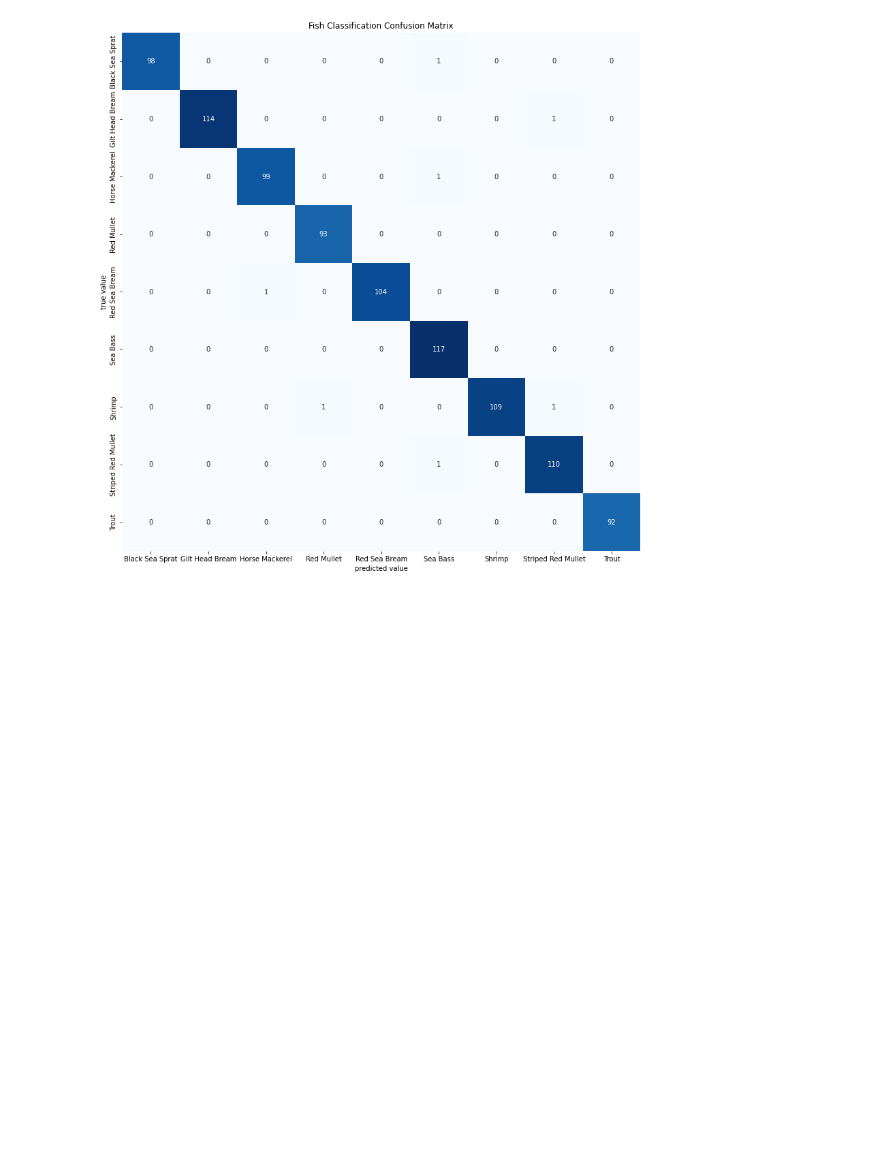
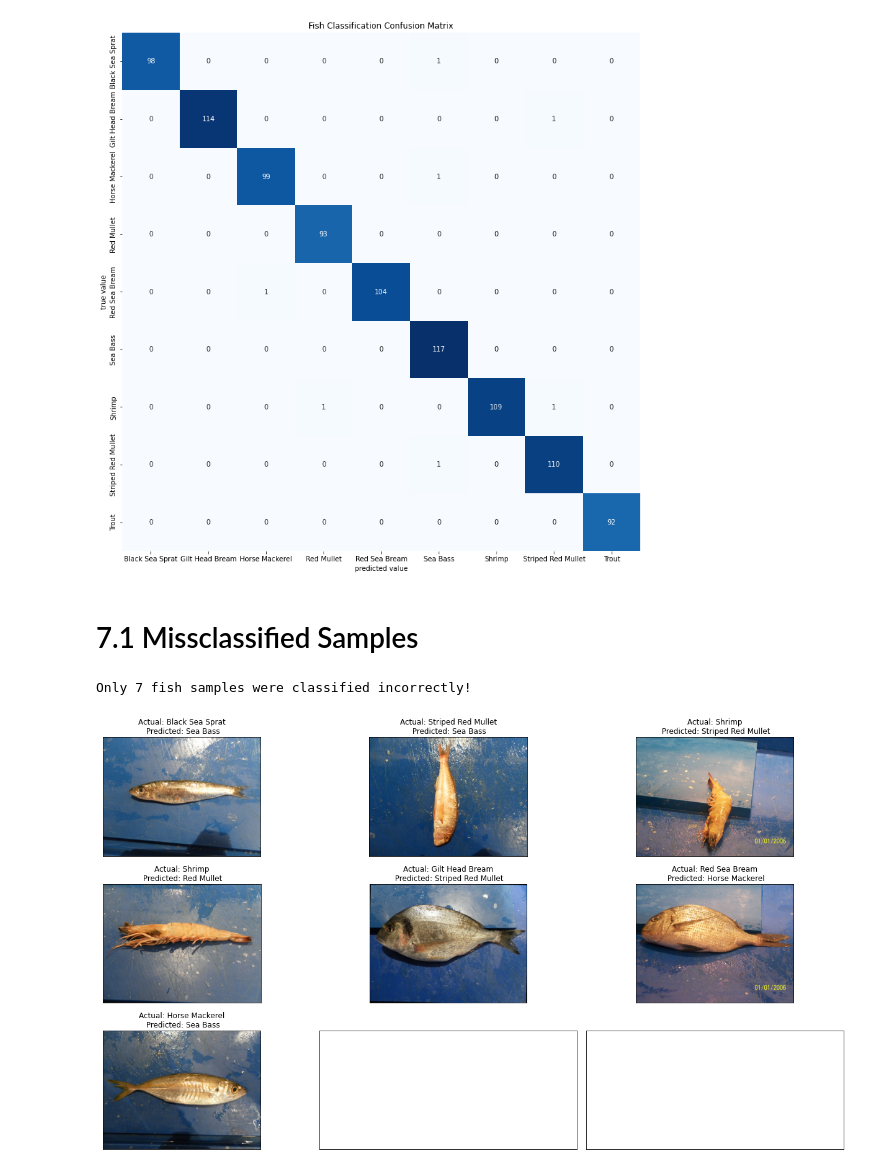
Before and after one commit to zseddek/ENEL645_FinalProject_FishClassification, a Jupyter notebook: Scripts/FishClassification_CUSTOM.ipynb, the cells around one changed output. Saved outputs shown, nothing was run; the diff lists cells and outputs as text; code cells hidden in the pictures; blank space fills up the shorter version.

```diff
--- a/Scripts/FishClassification_CUSTOM.ipynb
+++ b/Scripts/FishClassification_CUSTOM.ipynb
@@ -383,4 +380,26 @@ plt.ylabel('true value')
 plt.title(label = "Fish Classification Confusion Matrix");
 # %% [output]
 [figure]
+# %% [markdown]
+# 7.1 Missclassified Samples
+# %%
+missclass_ind =[index for index, elem in enumerate(pred_labels_num)
+                           if elem != test_images.labels[index]]
+print("Only", len(missclass_ind), "fish samples were classified incorrectly!")
+
+fig, axes = plt.subplots(nrows=3, ncols=3, figsize=(18, 10),
+                        subplot_kw={'xticks': [], 'yticks': []})
+
+for i, ax in enumerate(axes.flat):
+    ax.imshow(Image.open(test_images.filepaths[missclass_ind[i]]))
+    img_title = "Actual: {}\n Predicted: {}".format(true_labels[missclass_ind[i]], pred_labels[missclass_ind[i]])
+    ax.set_title(img_title)
+    if i == len(missclass_ind)-1:
+        break
+
+plt.tight_layout()
+plt.show();
+# %% [output]
+Only 7 fish samples were classified incorrectly!
+[figure, added]
 # %% [markdown]
```
Also changed, not shown: parts of 8 cells of this notebook.
